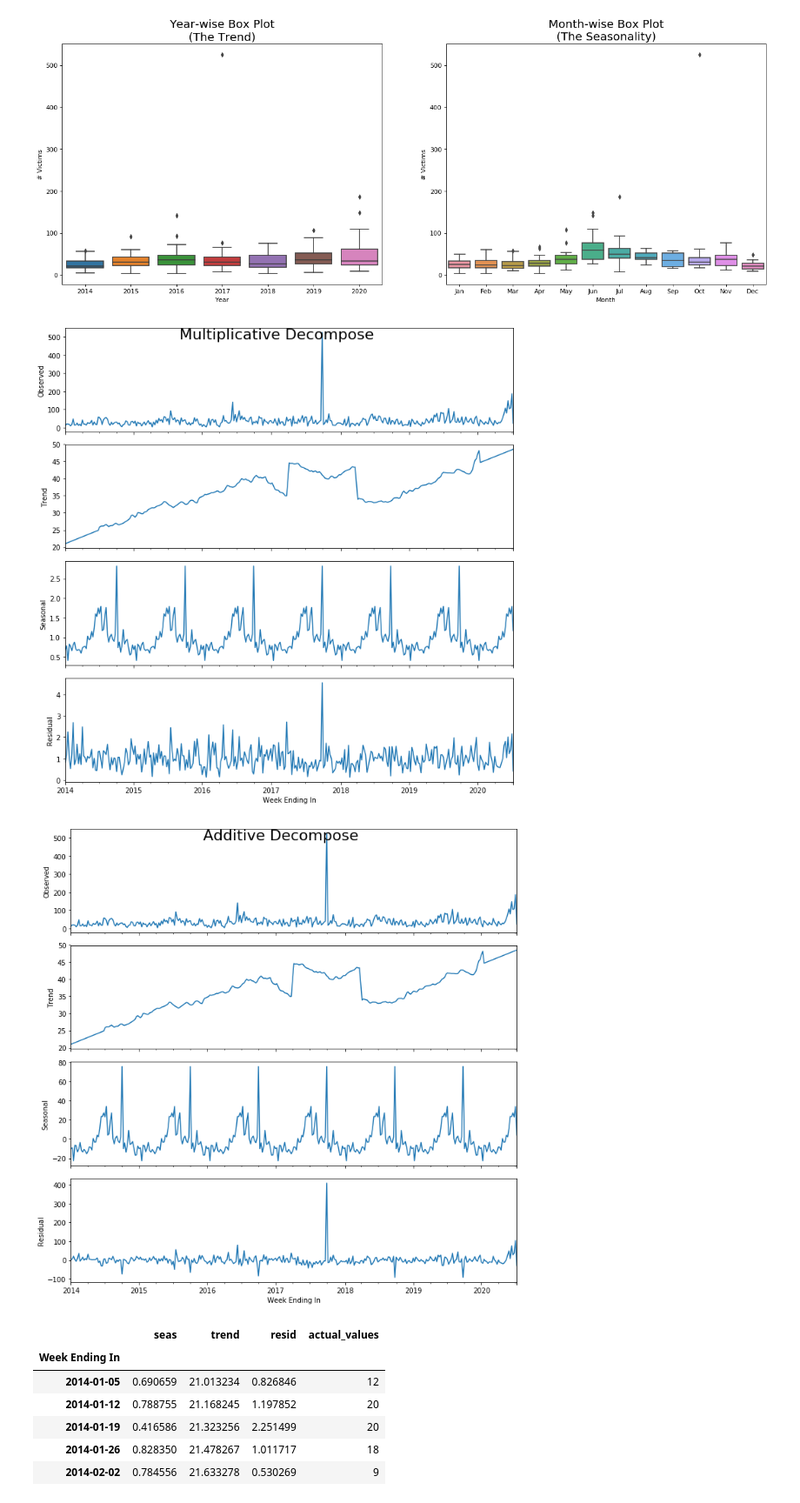
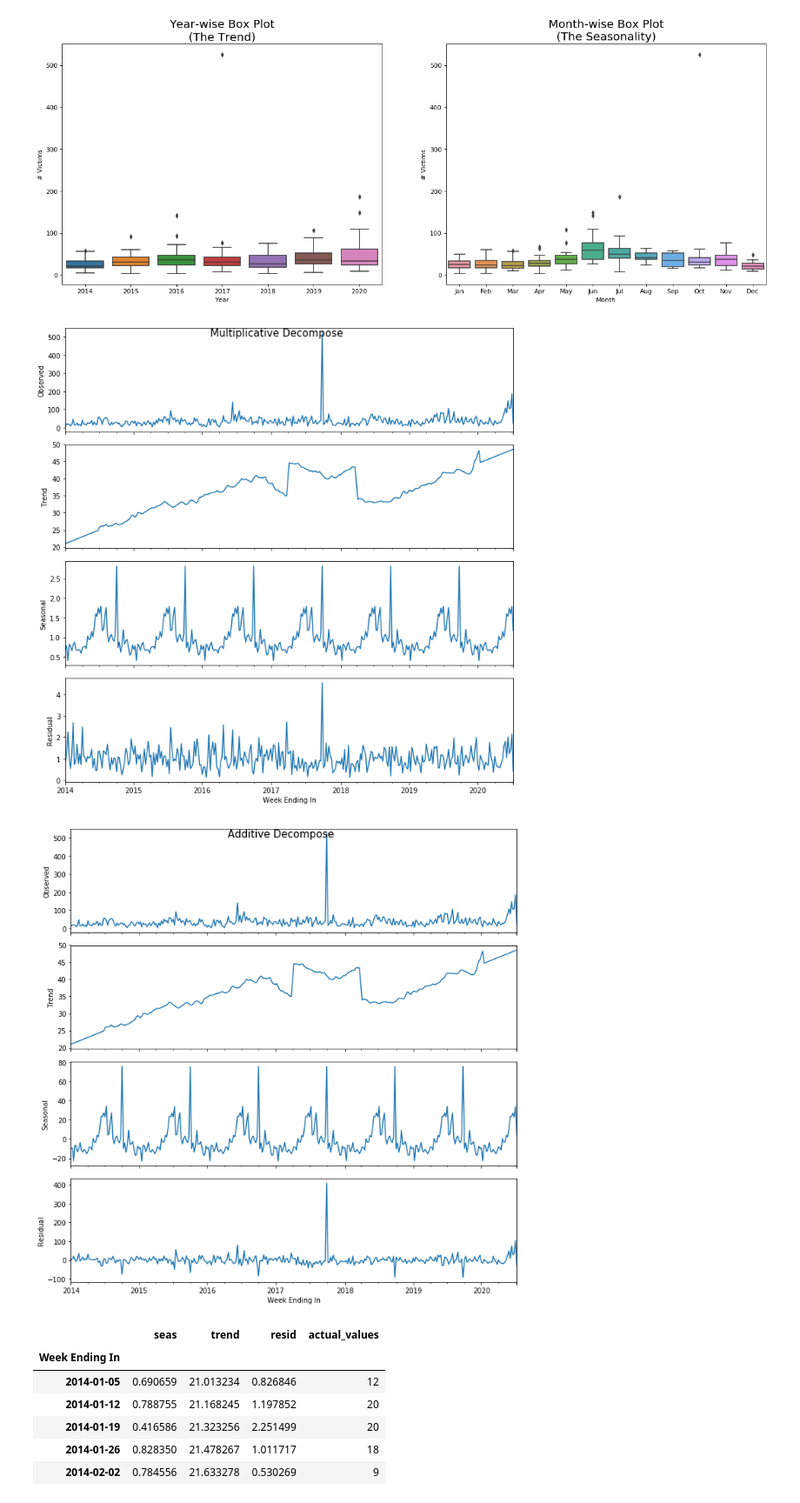
Before and after one commit to thomsu/Mass-Shootings-Time-Series, a Jupyter notebook: MassShootings.ipynb, the cells around one changed output. Shown at 87% size. Cells and saved outputs as stored; diff of their text form; code cells hidden in the pictures.

```diff
--- a/MassShootings.ipynb
+++ b/MassShootings.ipynb
@@ -487,19 +487,19 @@ plt.show()
 [figure]
 # %%
 # Multiplicative Decomposition
-result_mul = seasonal_decompose(ts_df['# Victims'], model='multiplicative', extrapolate_trend='freq')
+victims_mul_decompose = seasonal_decompose(ts_df['# Victims'], model='multiplicative', extrapolate_trend='freq')
 
 # Additive Decomposition
-result_add = seasonal_decompose(ts_df['# Victims'], model='additive', extrapolate_trend='freq')
+victims_add_decompose = seasonal_decompose(ts_df['# Victims'], model='additive', extrapolate_trend='freq')
 
 # Plot
 plt.rcParams.update({'figure.figsize': (10,10)})
-result_mul.plot().suptitle('Multiplicative Decompose', fontsize=22)
-result_add.plot().suptitle('Additive Decompose', fontsize=22)
+victims_mul_decompose.plot().suptitle('Multiplicative Decompose', fontsize=15)
+victims_add_decompose.plot().suptitle('Additive Decompose', fontsize=15)
 plt.show()
 # %% [output]
-[figure, old version]
+[figure, new version]
-[figure, old version]
+[figure, new version]
 # %%
 # Extract the Components ----
 # Actual Values = Product of (Seasonal * Trend * Resid)
```
Also changed, not shown: parts of 45 cells of this notebook.
